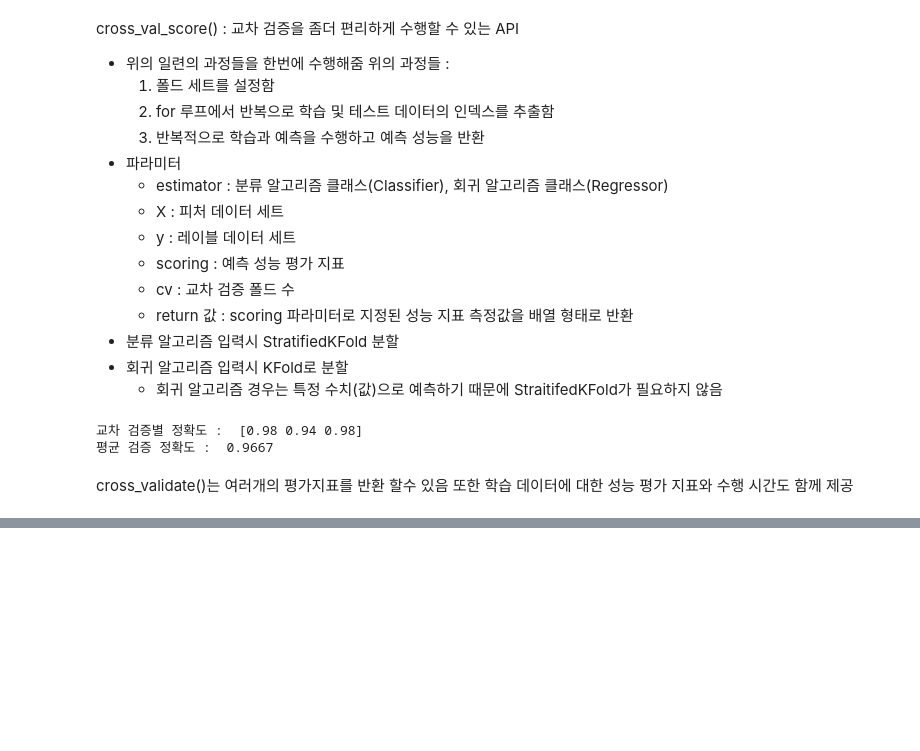
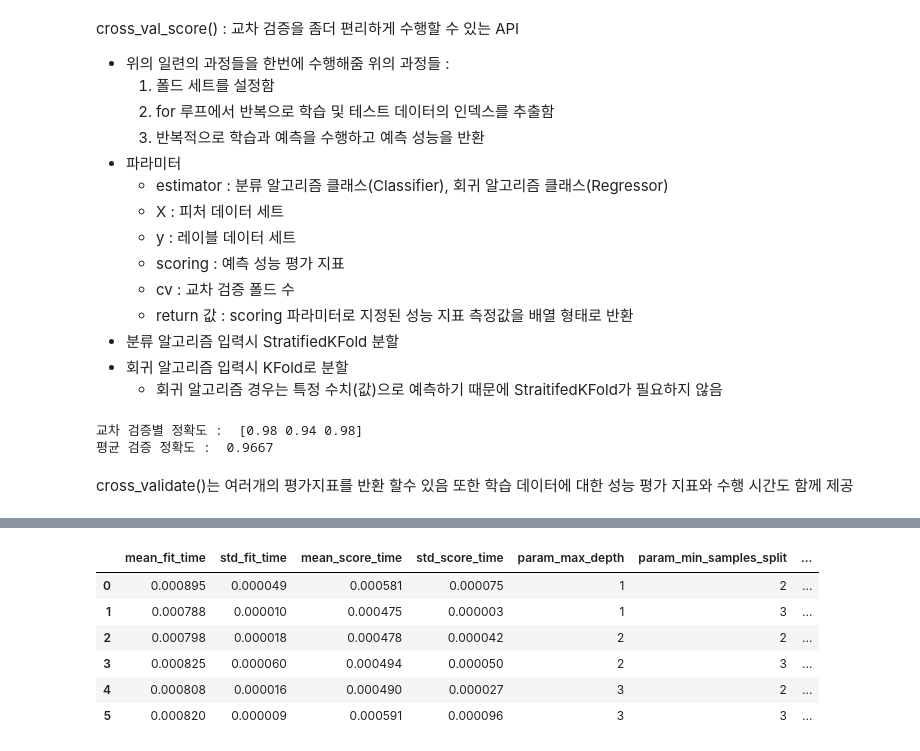
Before and after one commit to HwangHanJae/ml-definitive-guide-pratice, a Jupyter notebook: sklearn_model_selection_module.ipynb, the cells around one changed output, grey strips where cells are left out. Cells and saved outputs as stored; diff of their text form; code cells hidden in the pictures; blank space fills up the shorter version.

```diff
--- a/sklearn_model_selection_module.ipynb
+++ b/sklearn_model_selection_module.ipynb
@@ -370,0 +383,35 @@ cross_validate()는 여러개의 평가지표를 반환 할수 있음 또한 학
+# %%
+#붖꽃 데이터 세트에 GridSearchCV를 진행예제
+import pandas as pd
+from sklearn.datasets import load_iris
+from sklearn.model_selection import GridSearchCV, train_test_split
+from sklearn.tree import DecisionTreeClassifier
+
+#데이터를 로딩하고 학습 데이터와 테스트 데이터 분리
+iris = load_iris()
+X_train, X_test, y_train, y_test = train_test_split(iris.data, iris.target, test_size = 0.2, random_state = 121)
+
+dttree = DecisionTreeClassifier()
+
+##파라미터를 딕셔너리 형태로 설정
+parameters = {"max_depth": [1,2,3],
+              "min_samples_split" : [2,3]}
+
+#param_grid의 하이퍼 파라미터를 3개의 train, test set fold로 나누어 테스트 수행 설정
+##refit = True가 default임. True이면 가장 좋은 파라미터 설정으로 재학습시킴.
+grid_dttree = GridSearchCV(dttree, param_grid=parameters, cv=3, refit=True)
+
+#붖꽃 학습 데이터로 param_grid의 학습파라미터를 순차적으로 학습/평가
+grid_dttree.fit(X_train, y_train)
+
+#GridSearchCV 결과를 추출해 DataFrame으로 변환
+scores_df = pd.DataFrame(grid_dttree.cv_results_)
+scores_df
+# %% [output]
+|  | mean_fit_time | std_fit_time | mean_score_time | std_score_time | param_max_depth | param_min_samples_split | ... |
+| 0 | 0.000895 | 0.000049 | 0.000581 | 0.000075 | 1 | 2 | ... |
+| 1 | 0.000788 | 0.000010 | 0.000475 | 0.000003 | 1 | 3 | ... |
+| 2 | 0.000798 | 0.000018 | 0.000478 | 0.000042 | 2 | 2 | ... |
+| 3 | 0.000825 | 0.000060 | 0.000494 | 0.000050 | 2 | 3 | ... |
+| 4 | 0.000808 | 0.000016 | 0.000490 | 0.000027 | 3 | 2 | ... |
+| 5 | 0.000820 | 0.000009 | 0.000591 | 0.000096 | 3 | 3 | ... |
```
Also changed, not shown: parts of 4 cells of this notebook.
